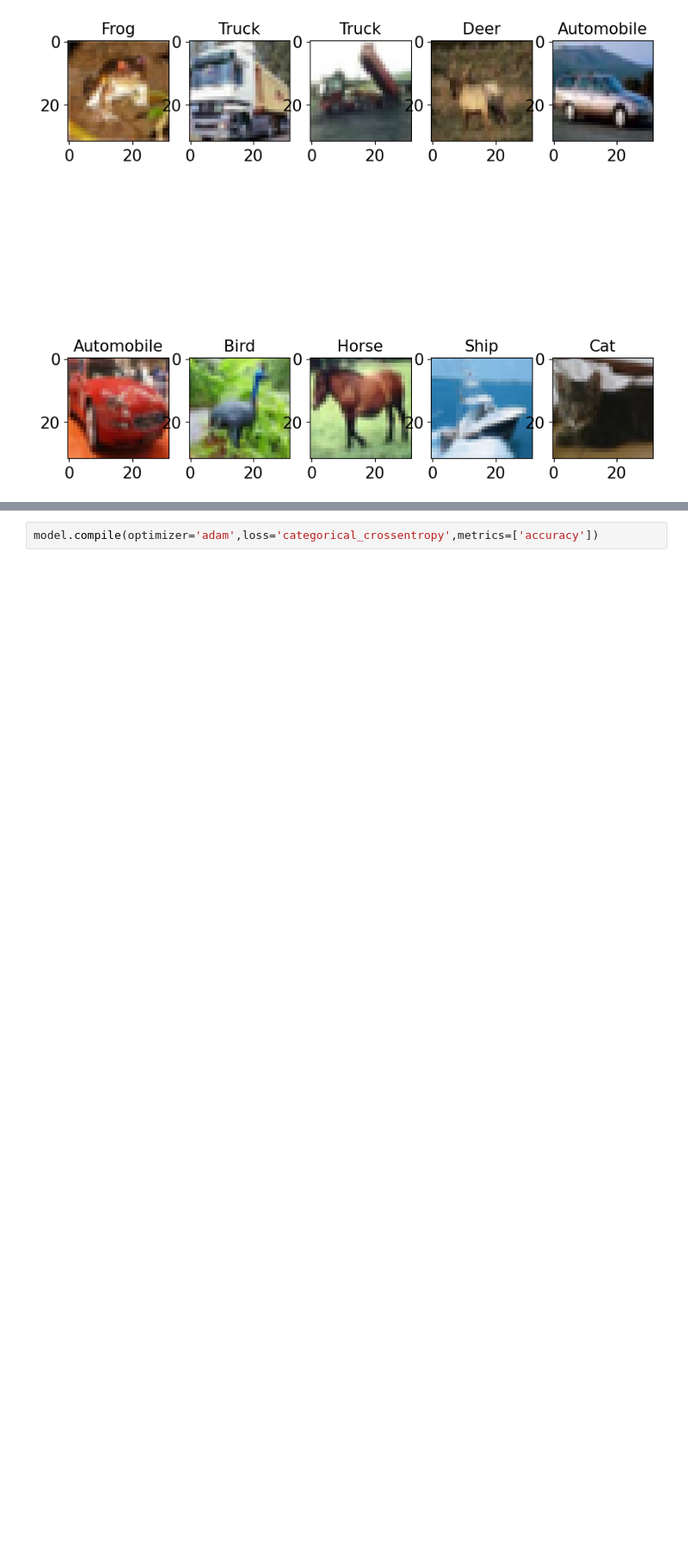
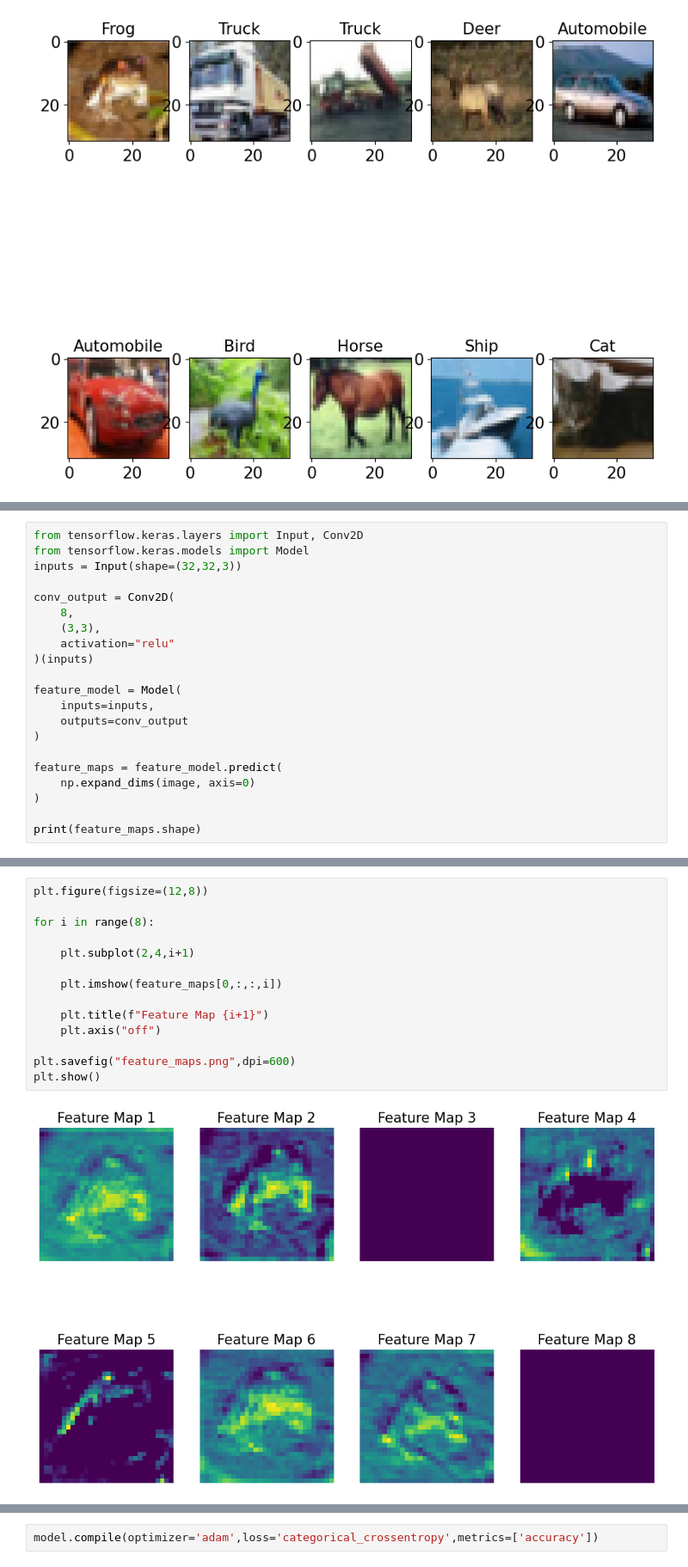
Before and after one commit to sadhika-tech/deep-learning-lab, a Jupyter notebook: Lab 3/convolutional_neural_networks.ipynb, the cells around one changed output, grey strips where cells are left out. Shown at 86% size. Drawn from its saved outputs; the diff is of its cells as text; blank space fills up the shorter version.

```diff
--- a/Lab 3/convolutional_neural_networks.ipynb
+++ b/Lab 3/convolutional_neural_networks.ipynb
@@ -66,0 +142,21 @@ Testing images:  (10000, 32, 32, 3)
+# %%
+from tensorflow.keras.layers import Input, Conv2D
+from tensorflow.keras.models import Model
+inputs = Input(shape=(32,32,3))
+
+conv_output = Conv2D(
+    8,
+    (3,3),
+    activation="relu"
+)(inputs)
+
+feature_model = Model(
+    inputs=inputs,
+    outputs=conv_output
+)
+
+feature_maps = feature_model.predict(
+    np.expand_dims(image, axis=0)
+)
+
+print(feature_maps.shape)
@@ -66,0 +166,16 @@ Testing images:  (10000, 32, 32, 3)
+# %%
+plt.figure(figsize=(12,8))
+
+for i in range(8):
+
+    plt.subplot(2,4,i+1)
+
+    plt.imshow(feature_maps[0,:,:,i])
+
+    plt.title(f"Feature Map {i+1}")
+    plt.axis("off")
+
+plt.savefig("feature_maps.png",dpi=600)
+plt.show()
+# %% [output]
+[figure, added]
```
Also changed, not shown: parts of 44 cells of this notebook.
